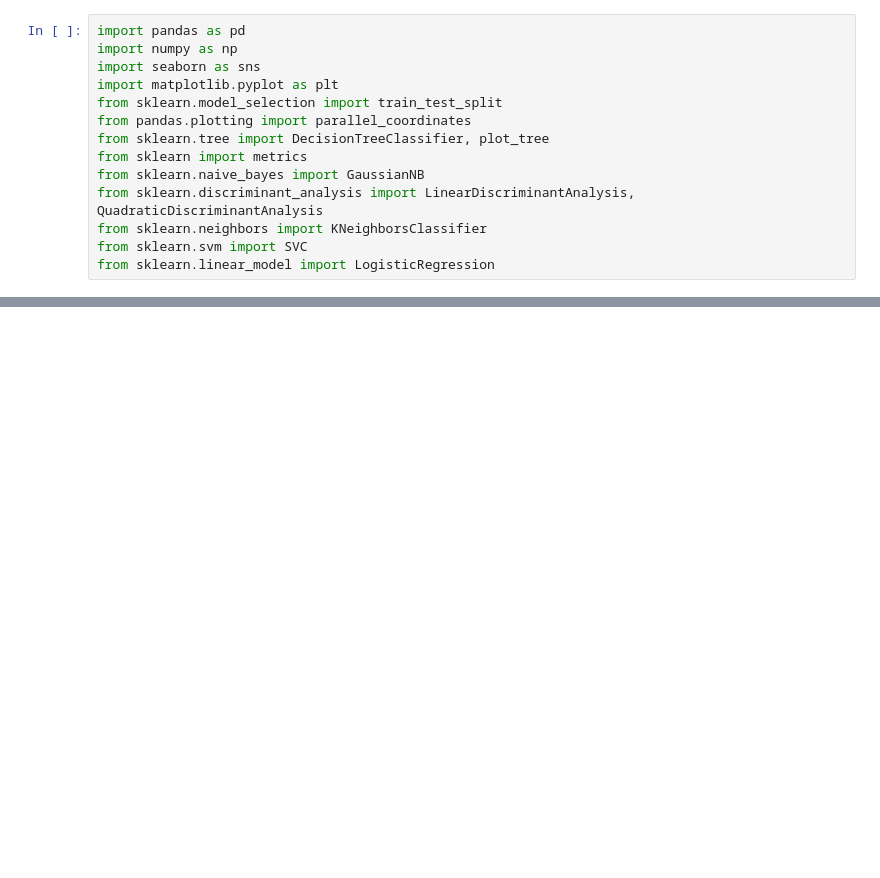
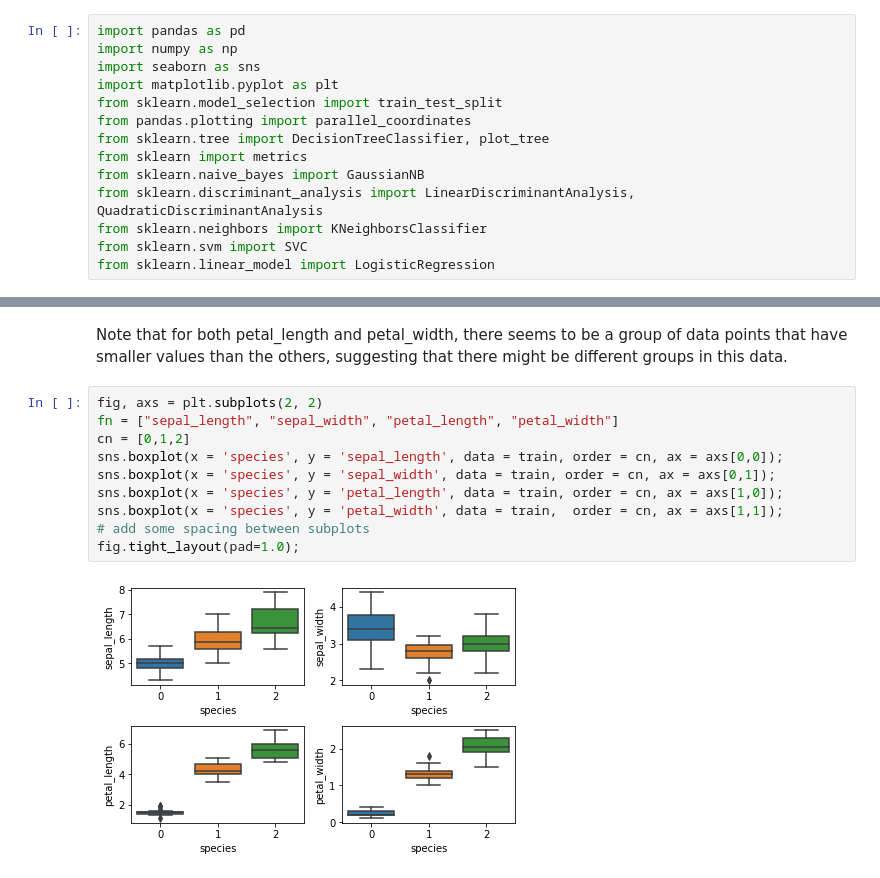
Before and after one commit to gauravpks/ml-repo, a Jupyter notebook: Part 3 - Classification/Classification.ipynb, the cells around one changed output, grey strips where cells are left out. Drawn from its saved outputs; the diff is of its cells as text; blank space fills up the shorter version.

```diff
--- a/Part 3 - Classification/Classification.ipynb
+++ b/Part 3 - Classification/Classification.ipynb
@@ -20,0 +110,14 @@ from sklearn.linear_model import LogisticRegression
+# %% [markdown]
+Note that for both petal_length and petal_width, there seems to be a group of data points that have smaller values than the others, suggesting that there might be different groups in this data.
+# %%
+fig, axs = plt.subplots(2, 2)
+fn = ["sepal_length", "sepal_width", "petal_length", "petal_width"]
+cn = [0,1,2]
+sns.boxplot(x = 'species', y = 'sepal_length', data = train, order = cn, ax = axs[0,0]);
+sns.boxplot(x = 'species', y = 'sepal_width', data = train, order = cn, ax = axs[0,1]);
+sns.boxplot(x = 'species', y = 'petal_length', data = train, order = cn, ax = axs[1,0]);
+sns.boxplot(x = 'species', y = 'petal_width', data = train,  order = cn, ax = axs[1,1]);
+# add some spacing between subplots
+fig.tight_layout(pad=1.0);
+# %% [output]
+[figure, added]
```
Also changed, not shown: parts of 32 cells of this notebook.
